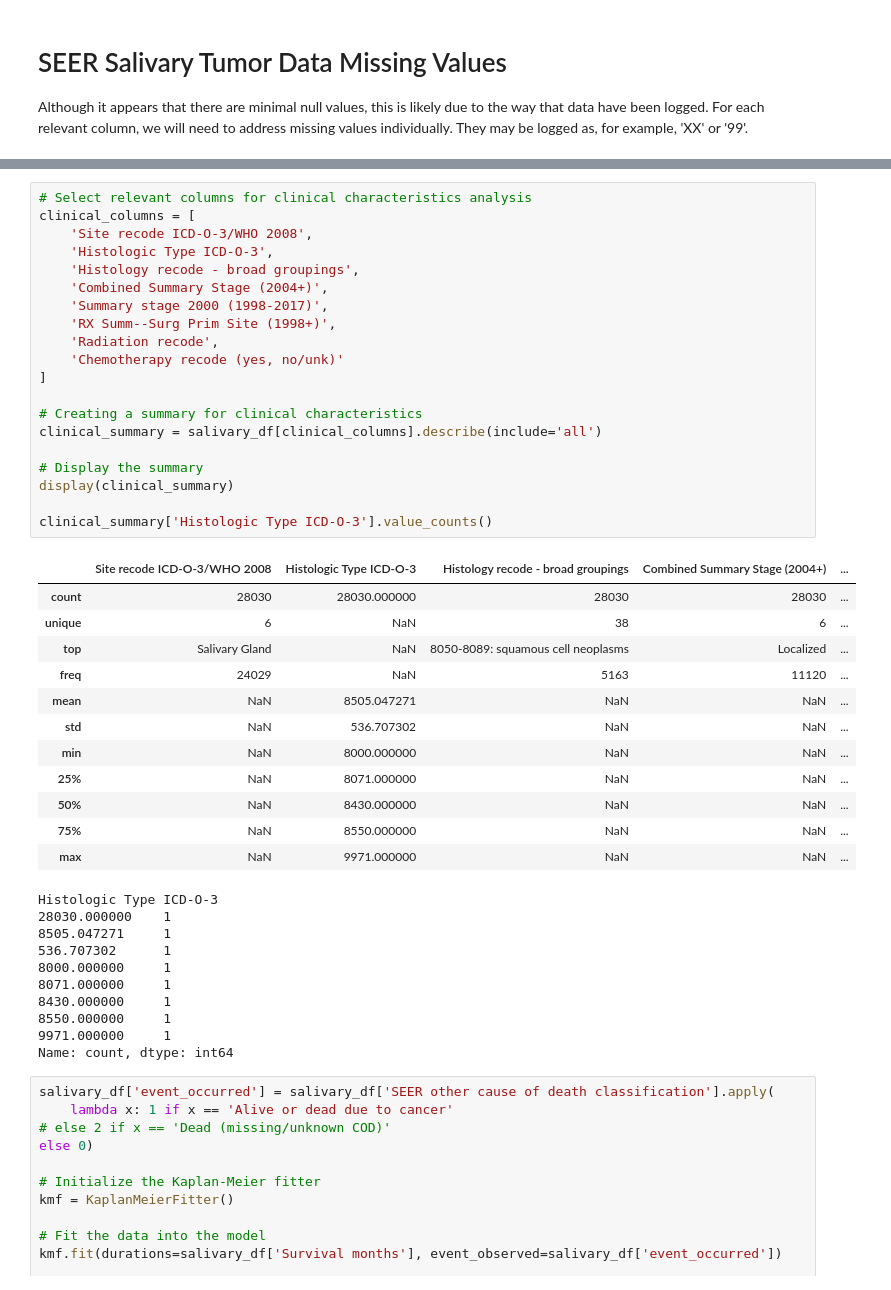
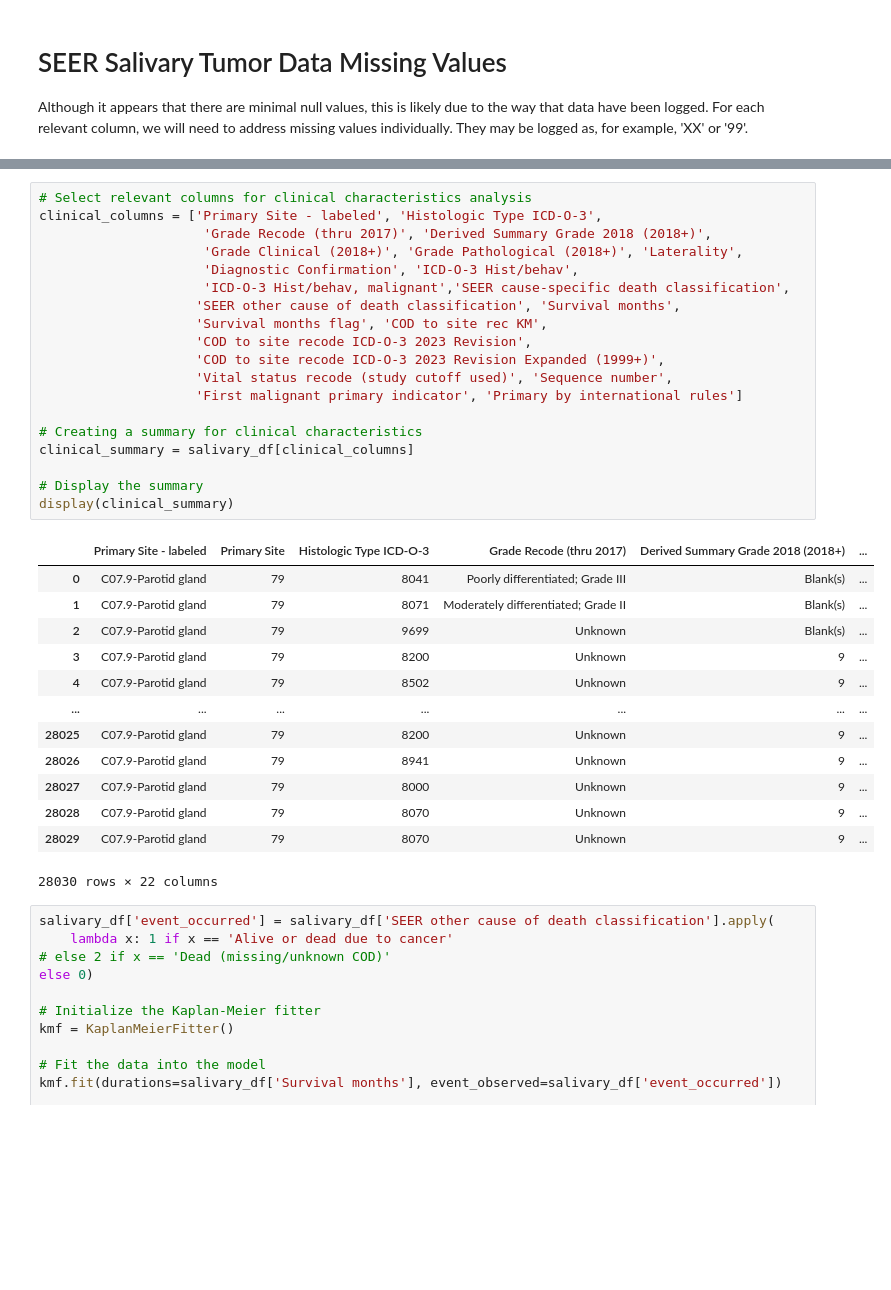
Before and after one commit to obaidkhurram/salivary-tumors, a Jupyter notebook: salivary_tumor_2024.ipynb, the cells around one changed output, grey strips where cells are left out. Cells and saved outputs as stored; diff of their text form; blank space fills up the shorter version.

```diff
--- a/salivary_tumor_2024.ipynb
+++ b/salivary_tumor_2024.ipynb
@@ -410,46 +324,36 @@ plt.yticks(rotation=0)  # Rotate y-axis labels to be horizontal (90º from the d
 # %%
 # Select relevant columns for clinical characteristics analysis
-clinical_columns = [
-    'Site recode ICD-O-3/WHO 2008',
-    'Histologic Type ICD-O-3',
-    'Histology recode - broad groupings',
-    'Combined Summary Stage (2004+)',
-    'Summary stage 2000 (1998-2017)',
-    'RX Summ--Surg Prim Site (1998+)',
-    'Radiation recode',
-    'Chemotherapy recode (yes, no/unk)'
-]
+clinical_columns = ['Primary Site - labeled', 'Histologic Type ICD-O-3',
+                     'Grade Recode (thru 2017)', 'Derived Summary Grade 2018 (2018+)',
+                     'Grade Clinical (2018+)', 'Grade Pathological (2018+)', 'Laterality',
+                     'Diagnostic Confirmation', 'ICD-O-3 Hist/behav',
+                     'ICD-O-3 Hist/behav, malignant','SEER cause-specific death classification',
+                    'SEER other cause of death classification', 'Survival months',
+                    'Survival months flag', 'COD to site rec KM',
+                    'COD to site recode ICD-O-3 2023 Revision',
+                    'COD to site recode ICD-O-3 2023 Revision Expanded (1999+)',
+                    'Vital status recode (study cutoff used)', 'Sequence number',
+                    'First malignant primary indicator', 'Primary by international rules']
 
 # Creating a summary for clinical characteristics
-clinical_summary = salivary_df[clinical_columns].describe(include='all')
+clinical_summary = salivary_df[clinical_columns]
 
 # Display the summary
 display(clinical_summary)
-
-clinical_summary['Histologic Type ICD-O-3'].value_counts()
 # %% [output]
-|  | Site recode ICD-O-3/WHO 2008 | Histologic Type ICD-O-3 | Histology recode - broad groupings | Combined Summary Stage (2004+) | ... |
-| count | 28030 | 28030.000000 | 28030 | 28030 | ... |
-| unique | 6 | NaN | 38 | 6 | ... |
-| top | Salivary Gland | NaN | 8050-8089: squamous cell neoplasms | Localized | ... |
-| freq | 24029 | NaN | 5163 | 11120 | ... |
-| mean | NaN | 8505.047271 | NaN | NaN | ... |
-| std | NaN | 536.707302 | NaN | NaN | ... |
-| min | NaN | 8000.000000 | NaN | NaN | ... |
-| 25% | NaN | 8071.000000 | NaN | NaN | ... |
-| 50% | NaN | 8430.000000 | NaN | NaN | ... |
-| 75% | NaN | 8550.000000 | NaN | NaN | ... |
-| max | NaN | 9971.000000 | NaN | NaN | ... |
+|  | Primary Site - labeled | Primary Site | Histologic Type ICD-O-3 | Grade Recode (thru 2017) | Derived Summary Grade 2018 (2018+) | ... |
+| 0 | C07.9-Parotid gland | 79 | 8041 | Poorly differentiated; Grade III | Blank(s) | ... |
+| 1 | C07.9-Parotid gland | 79 | 8071 | Moderately differentiated; Grade II | Blank(s) | ... |
+| 2 | C07.9-Parotid gland | 79 | 9699 | Unknown | Blank(s) | ... |
+| 3 | C07.9-Parotid gland | 79 | 8200 | Unknown | 9 | ... |
+| 4 | C07.9-Parotid gland | 79 | 8502 | Unknown | 9 | ... |
+| ... | ... | ... | ... | ... | ... | ... |
+| 28025 | C07.9-Parotid gland | 79 | 8200 | Unknown | 9 | ... |
+| 28026 | C07.9-Parotid gland | 79 | 8941 | Unknown | 9 | ... |
+| 28027 | C07.9-Parotid gland | 79 | 8000 | Unknown | 9 | ... |
+| 28028 | C07.9-Parotid gland | 79 | 8070 | Unknown | 9 | ... |
+| 28029 | C07.9-Parotid gland | 79 | 8070 | Unknown | 9 | ... |
-Histologic Type ICD-O-3
-28030.000000    1
-8505.047271     1
-536.707302      1
-8000.000000     1
-8071.000000     1
-8430.000000     1
-8550.000000     1
-9971.000000     1
-Name: count, dtype: int64
+28030 rows × 22 columns
 # %%
 salivary_df['event_occurred'] = salivary_df['SEER other cause of death classification'].apply(
     lambda x: 1 if x == 'Alive or dead due to cancer'
```
Also changed, not shown: parts of 12 cells of this notebook.
